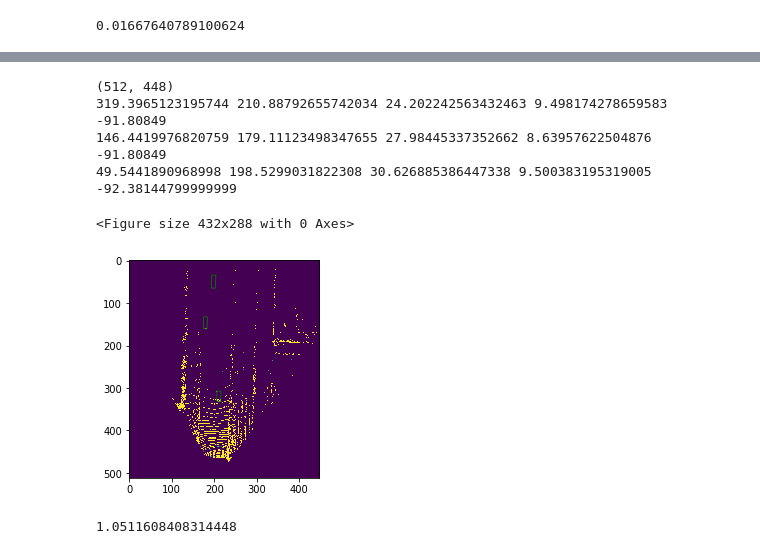
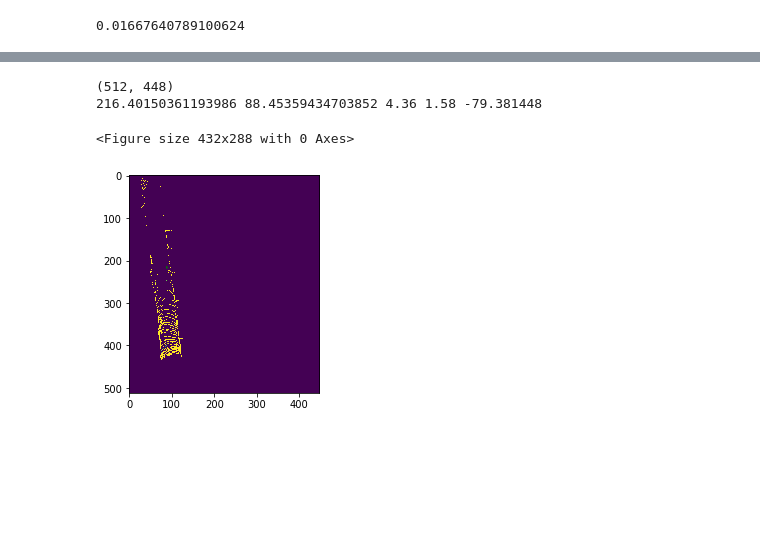
Before and after one commit to marmohamed/Multi-Modal-Fusion-For-3d-Object-Detection, a Jupyter notebook: src/Notebooks/Data Augmentation.ipynb, the cells around one changed output, grey strips where cells are left out. Cells and saved outputs as stored; diff of their text form; code cells hidden in the pictures; blank space fills up the shorter version.

```diff
--- a/src/Notebooks/Data Augmentation.ipynb
+++ b/src/Notebooks/Data Augmentation.ipynb
@@ -53,7 +53,7 @@ else:
             list_calib_paths = calib_paths[ln:final_sample]
             list_files = list_files[ln:final_sample]
 # %%
-i_c = 3
+i_c = 1
 current_file = list_files[i_c]
 current_file
 # %% [output]
@@ -321,0 +764,4 @@ camera_image = camera_image / 255.
+# %%
+data_gen = DetectionDatasetLoader(base_path=base_path)
+# %%
+camera_image, lidar_image, label, _, _, _,  _,  _= data_gen.get_next()
@@ -336,44 +782,39 @@ plt.clf()
 fig,ax = plt.subplots(1)
 
 # Display the image
-img = np.clip(np.mean(lidar_image[:, :, 15:], 2), 0, 1)
+img = np.clip(np.mean(lidar_image[0, :, :, 15:], 2), 0, 1)
 # img = np.fliplr(img)
 ax.imshow(img)
+label = label[0]
 
 print(img.shape)
 for i in range(0, len(label)):
     w = label[i][3]
     h = label[i][4]
     x = label[i][0]
     y = label[i][1]
 #     x = img.shape[0] - label[i][0]
 #     y = img.shape[1] - label[i][1]
     c = 'g'
     if directions[i] >= 1.:
         c = 'b'
 #     plt.scatter(y, x, s=10, c=c)
     polygon = convert5Pointto8Point(y, x, w, h, -label[i][6]*57.2958)
     xs = polygon[0::2]
     ys = polygon[1::2]
     l = []
     for j in range(4):
         l.append([xs[j], ys[j]])
     rect = patches.Polygon(l,linewidth=0.75,edgecolor='g',facecolor='none')
     ax.add_patch(rect)
     print(x, y, w, h, -label[i][6]*57.2958)
 
 print()
 
 
 plt.show()
 # %% [output]
 (512, 448)
-319.3965123195744 210.88792655742034 24.202242563432463 9.498174278659583 -91.80849
-146.4419976820759 179.11123498347655 27.98445337352662 8.63957622504876 -91.80849
-49.5441890968998 198.5299031822308 30.626885386447338 9.500383195319005 -92.38144799999999
+216.40150361193986 88.45359434703852 4.36 1.58 -79.381448
 <Figure size 432x288 with 0 Axes>
-[figure, old version]
+[figure, new version]
-# %%
-sc_x
-# %% [output]
-1.0511608408314448
```
Also changed, not shown: parts of 11 cells of this notebook, 1 other file.
